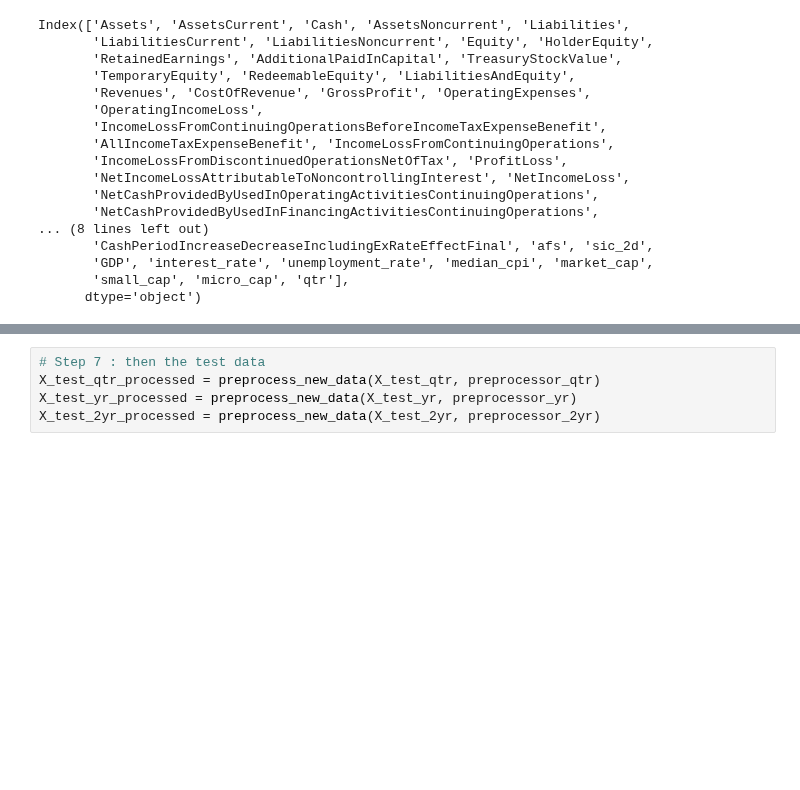
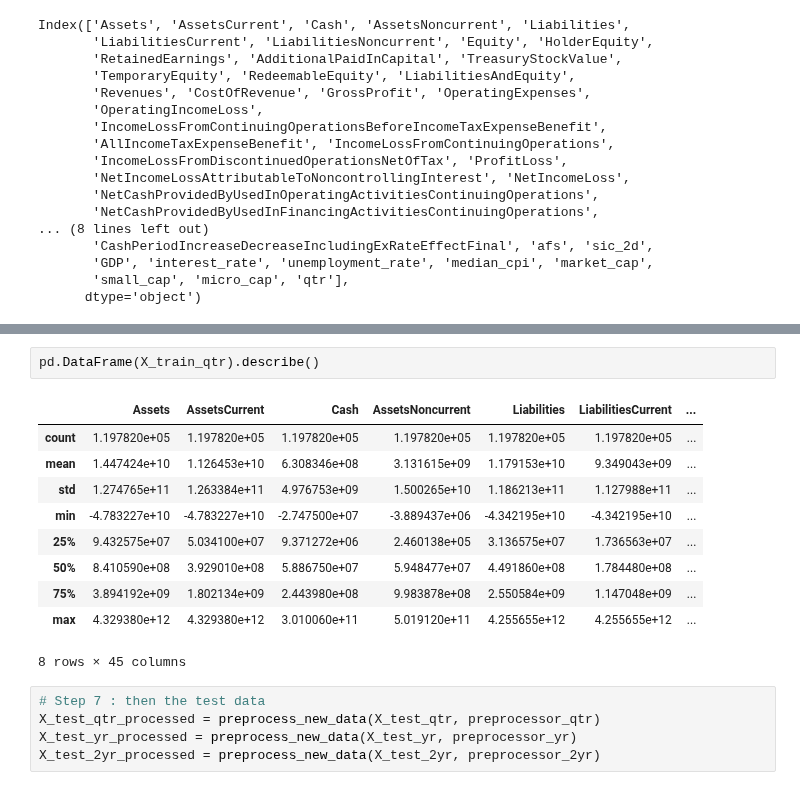
Before and after one commit to cnance09/Small-Cap-Scout, a Jupyter notebook: notebooks/preprocessor_EG_Day6.ipynb, the cells around one changed output, grey strips where cells are left out. Cells and saved outputs as stored; diff of their text form; blank space fills up the shorter version.

```diff
--- a/notebooks/preprocessor_EG_Day6.ipynb
+++ b/notebooks/preprocessor_EG_Day6.ipynb
@@ -448,3 +543,16 @@ Preprocessor saved to ~/models/preprocessor_2024-09-11_11-39-17.pkl
+# %%
+pd.DataFrame(X_train_qtr).describe()
+# %% [output]
+|  | Assets | AssetsCurrent | Cash | AssetsNoncurrent | Liabilities | LiabilitiesCurrent | ... |
+| count | 1.197820e+05 | 1.197820e+05 | 1.197820e+05 | 1.197820e+05 | 1.197820e+05 | 1.197820e+05 | ... |
+| mean | 1.447424e+10 | 1.126453e+10 | 6.308346e+08 | 3.131615e+09 | 1.179153e+10 | 9.349043e+09 | ... |
+| std | 1.274765e+11 | 1.263384e+11 | 4.976753e+09 | 1.500265e+10 | 1.186213e+11 | 1.127988e+11 | ... |
+| min | -4.783227e+10 | -4.783227e+10 | -2.747500e+07 | -3.889437e+06 | -4.342195e+10 | -4.342195e+10 | ... |
+| 25% | 9.432575e+07 | 5.034100e+07 | 9.371272e+06 | 2.460138e+05 | 3.136575e+07 | 1.736563e+07 | ... |
+| 50% | 8.410590e+08 | 3.929010e+08 | 5.886750e+07 | 5.948477e+07 | 4.491860e+08 | 1.784480e+08 | ... |
+| 75% | 3.894192e+09 | 1.802134e+09 | 2.443980e+08 | 9.983878e+08 | 2.550584e+09 | 1.147048e+09 | ... |
+| max | 4.329380e+12 | 4.329380e+12 | 3.010060e+11 | 5.019120e+11 | 4.255655e+12 | 4.255655e+12 | ... |
+8 rows × 45 columns
 # %%
 # Step 7 : then the test data
 X_test_qtr_processed = preprocess_new_data(X_test_qtr, preprocessor_qtr)
```
Also changed, not shown: parts of 25 cells of this notebook.
